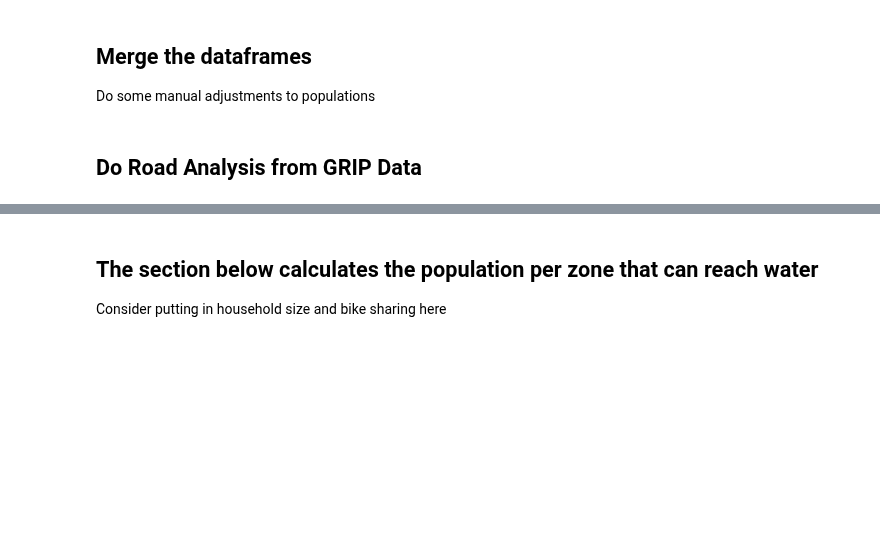
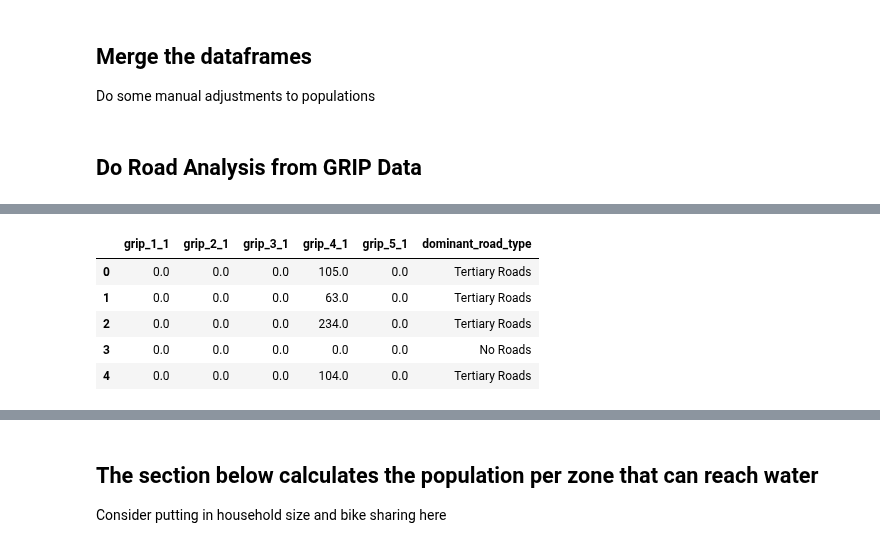
Before and after one commit to allfed/water-access, a Jupyter notebook: src/gis_global_analysis.ipynb, the cells around one changed output, grey strips where cells are left out. Cells and saved outputs as stored; diff of their text form; code cells hidden in the pictures; blank space fills up the shorter version.

```diff
--- a/src/gis_global_analysis.ipynb
+++ b/src/gis_global_analysis.ipynb
@@ -179,3 +215,27 @@ print(df_zones.columns)
+# %%
+# radnomly sample 1000 points from the dataframe, only the columns related to roads:
+# grip_1_1, grip_2_1, grip_3_1, grip_4_1, grip_5_1, dominant_road_type
+df_zones_roads = df_zones[["grip_1_1", "grip_2_1", "grip_3_1", "grip_4_1", "grip_5_1", "dominant_road_type"]]#.sample(n=10000, random_state=1)
+
+# # filtered dataframe of grip_1_1 > 0
+# df_zones_roads_grip_1_1 = df_zones_roads[df_zones_roads["grip_1_1"] > 0]
+
+
+# # plot histogram of dominant road type
+# df_zones_roads_grip_1_1['dominant_road_type'].value_counts().plot(kind='bar')
+
+
+# # df_zones_roads[df_zones_roads["grip_1_1"] > 0]
+
+
+df_zones_roads.head()
+# %% [output]
+|  | grip_1_1 | grip_2_1 | grip_3_1 | grip_4_1 | grip_5_1 | dominant_road_type |
+| 0 | 0.0 | 0.0 | 0.0 | 105.0 | 0.0 | Tertiary Roads |
+| 1 | 0.0 | 0.0 | 0.0 | 63.0 | 0.0 | Tertiary Roads |
+| 2 | 0.0 | 0.0 | 0.0 | 234.0 | 0.0 | Tertiary Roads |
+| 3 | 0.0 | 0.0 | 0.0 | 0.0 | 0.0 | No Roads |
+| 4 | 0.0 | 0.0 | 0.0 | 104.0 | 0.0 | Tertiary Roads |
 # %%
 # df_zones['dominant_road_type'].value_counts().plot(kind='bar')
 
```
Also changed, not shown: parts of 9 cells of this notebook, 1 other file.
